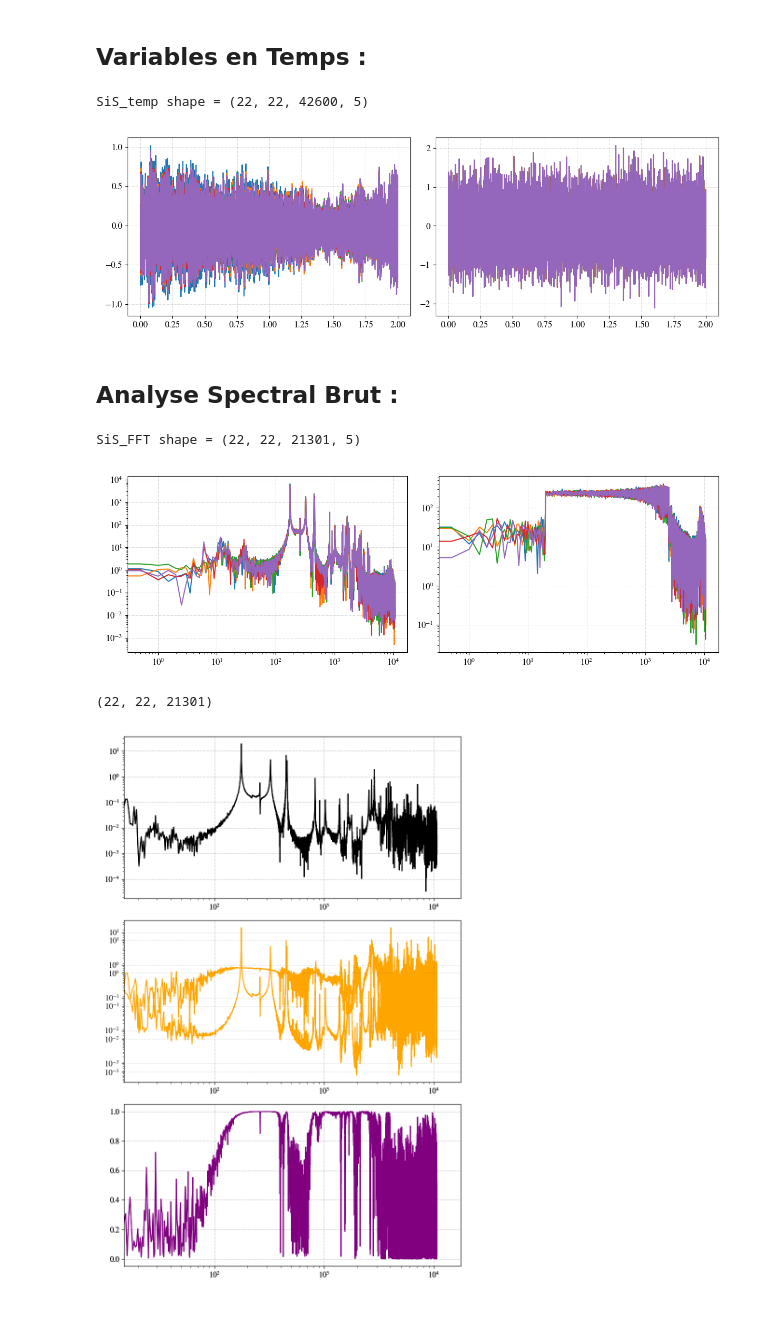
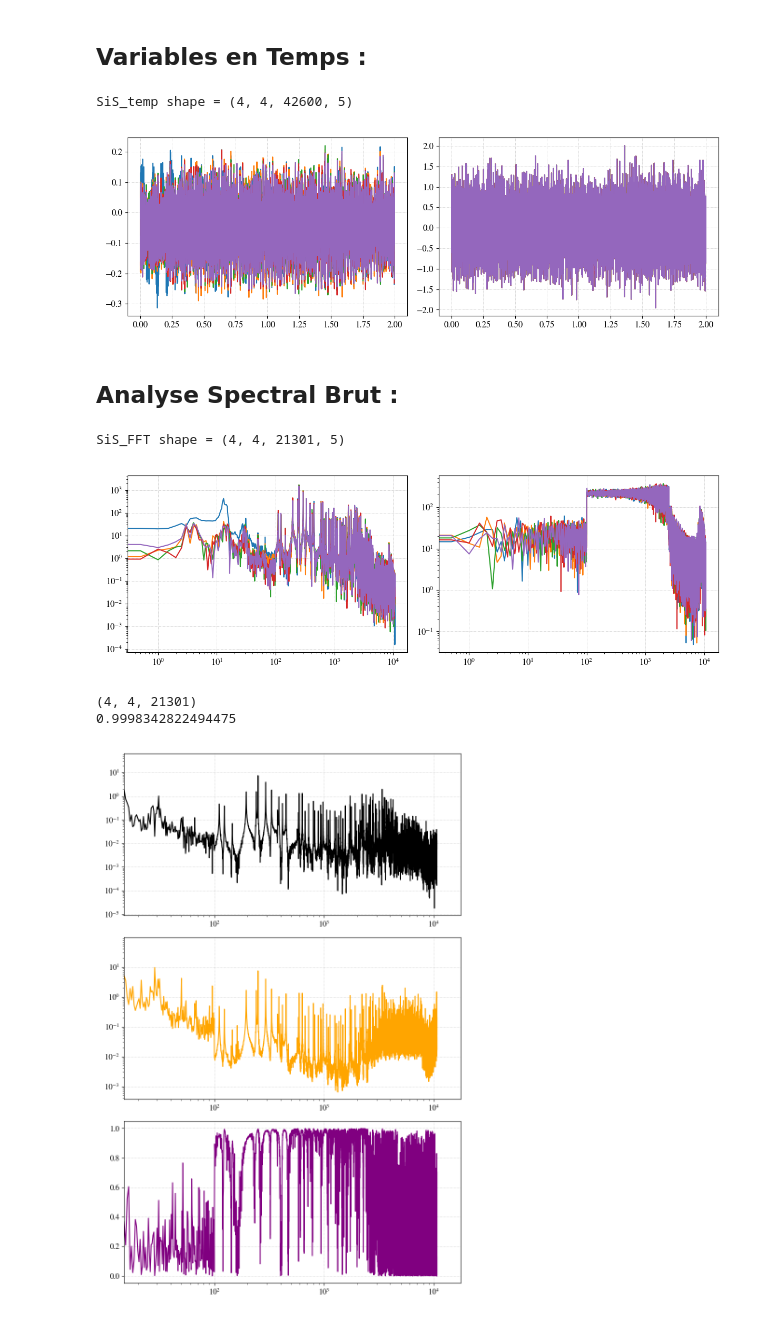
Before and after one commit to Oxineo/Laser_vibrometer_with_6_axes_robot, a Jupyter notebook: Signal_processing/process_reshape.ipynb, the cells around one changed output. Cells and saved outputs as stored; diff of their text form; code cells hidden in the pictures.

```diff
--- a/Signal_processing/process_reshape.ipynb
+++ b/Signal_processing/process_reshape.ipynb
@@ -28,11 +46,18 @@ import matplotlib.pyplot as plt
 import matplotlib.gridspec as gridspec
 import xarray as xr
 
+# /home/adm-discohbot/Documents/Stage_Recherche_M2_Arthur/Mes_Scans_AD3/
 ### Plaque Non Gaufrée : Scan_20260427_172809/
-### Plaque Non Gauffrée : Scan_20260427_143526/
-### Plaque Gauffrée 4*4 : Mes_Scans_AD3/Scan_20260428_090454/
+### Plaque Non Gauffrée 22*22: Scan_20260427_143526/
+### Plaque Gauffrée 4*4 : Scan_20260428_090454/
+### Plaque Gauffrée 22*22 : Scan_20260428_091140/
 
-chemin_fichier_nc = "/home/adm-discohbot/Documents/Stage_Recherche_M2_Arthur/Mes_Scans_AD3/Scan_20260427_143526/donnees_completes.nc"
+### Plaque 240_300 : /home/adm-discohbot/Documents/Stage_Recherche_M2_Arthur/Laser_vibrometer_with_6_axes_robot/Mes_Scans_AD3/Scan_20260428_150433
+### Plaque 240_300 12*12 : /home/adm-discohbot/Documents/Stage_Recherche_M2_Arthur/Mes_Scans_AD3/Scan_20260429_092324/donnees_completes.nc
+### Plaque 240_300 12*12 Chauffe : /home/adm-discohbot/Documents/Stage_Recherche_M2_Arthur/Mes_Scans_AD3/Scan_20260429_105059/donnees_completes.nc
+### Plaque 240_300 25*20 Chauffe : /home/adm-discohbot/Documents/Stage_Recherche_M2_Arthur/Mes_Scans_AD3/Scan_20260429_115602/donnees_completes.nc
+
+chemin_fichier_nc = "/home/adm-discohbot/Documents/Stage_Recherche_M2_Arthur/Mes_Scans_AD3/Scan_20260430_161930/donnees_completes.nc"
 ds = xr.open_dataset(chemin_fichier_nc, engine="netcdf4")
 
 SiS = ds["signal_mesure"].values        # Matrice 3D (X, Y, Temps)
@@ -75,8 +100,8 @@ E_1010 = SiE_temp[1,1,:,:]
 ax_E.plot(t , E_1010)
 plt.show()
 # %% [output]
-SiS_temp shape = (22, 22, 42600, 5)
+SiS_temp shape = (4, 4, 42600, 5)
-[figure, old version]
+[figure, new version]
 # %% [markdown]
 Analyse Spectral Brut :
 ---
@@ -96,48 +121,53 @@ ax_E = fig.add_subplot(122)
 E_1010 = np.abs(SiE_FFT[1,1,:,:])
 ax_E.loglog(freqs , E_1010)
 plt.show()
+
+del S_1010 , E_1010
 # %% [output]
-SiS_FFT shape = (22, 22, 21301, 5)
+SiS_FFT shape = (4, 4, 21301, 5)
-[figure, old version]
+[figure, new version]
 # %%
 Sxx = (np.conjugate(SiE_FFT) * SiE_FFT) # Autospectre
 Sxy = (np.conjugate(SiE_FFT) * SiS_FFT)
 Syy = (np.conjugate(SiS_FFT) * SiS_FFT)
 
 Sxx_avg = np.mean(Sxx , axis=3)
 Sxy_avg = np.mean(Sxy , axis=3)
 Syy_avg = np.mean(Syy , axis=3)
 
 H1 = Sxy_avg / Sxx_avg
 H2 = Syy_avg / Sxy_avg
 
 Co = H1 / H2
 
 print(H1.shape)
 
 fig = plt.figure(figsize=(8,12), num = "Analyse Spectral de l'estimateur de la fonction de transfert")
 ax_H1 = fig.add_subplot(311)
 
-H1_1010 = np.abs(H1[2,2,:])
+H1_1010 = np.abs(H1[1,1,:])
 ax_H1.loglog(freqs , H1_1010 ,color = 'black')
 
 
 ax_H2 = fig.add_subplot(312,sharex = ax_H1)
 
 H2_1010 = np.abs(H2[1,1,:])
 ax_H2.loglog(freqs , H2_1010 ,color = 'orange')
 
 
 ax_Co = fig.add_subplot(313,sharex = ax_H1)
-
-ax_Co.semilogx(freqs , np.abs(Co[1,1,:]) ,color = 'purple')
+Co_1010 = np.abs(Co[1,1,:])
+ax_Co.semilogx(freqs , Co_1010 ,color = 'purple')
 ax_Co.set_xlim(15)
 
+print(np.max(np.abs(Co)))
+plt.show()
 
-plt.show()
+del H1_1010 , H2_1010
 # %% [output]
-(22, 22, 21301)
+(4, 4, 21301)
+0.9998342822494475
-[figure, old version]
+[figure, new version]
 # %%
 H1_XY = np.sqrt(np.mean(H1**2 , axis=(0,1)))
 H2_XY = np.sqrt(np.mean(H2**2 , axis=(0,1)))
```
Also changed, not shown: parts of 16 cells of this notebook, 6 other files.
